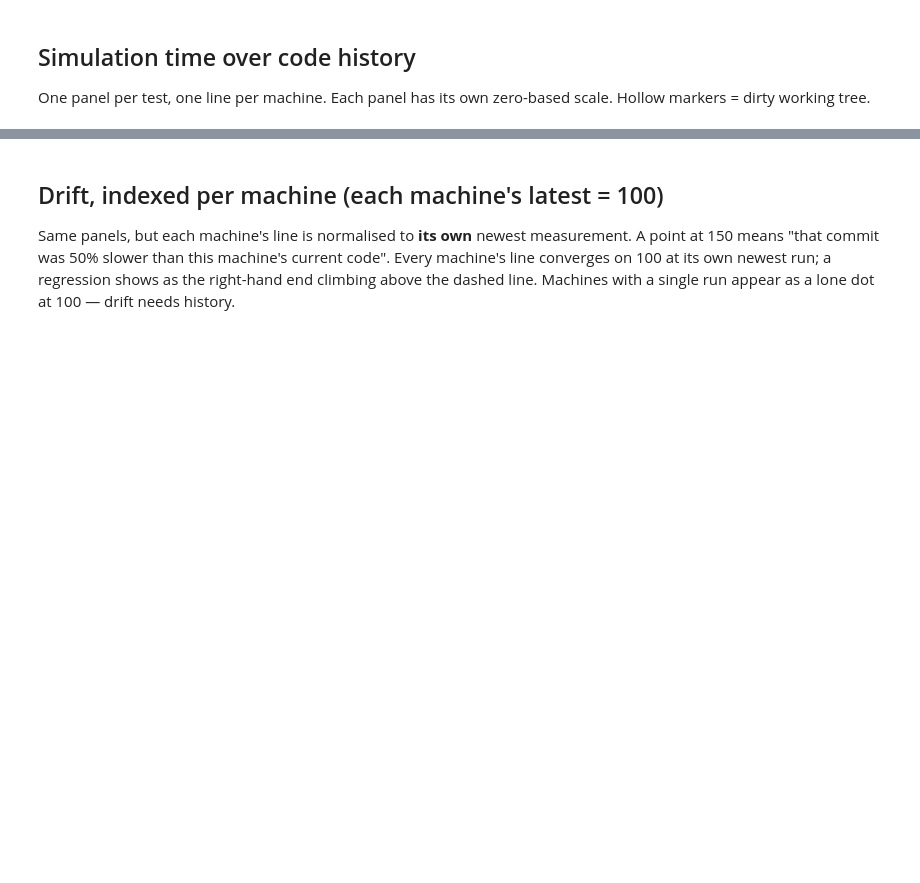
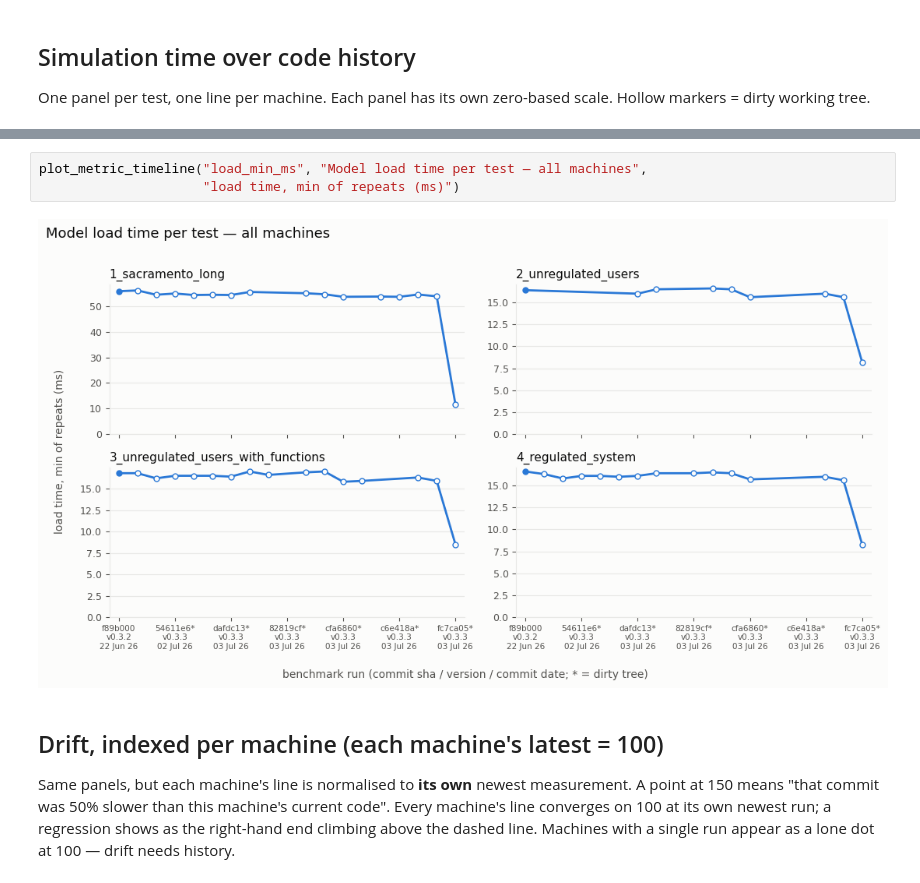
Before and after one commit to chasegan/Kalix, a Jupyter notebook: regression_tests/speed/speed_results_analysis.ipynb, the cells around one changed output, grey strips where cells are left out. Drawn from its saved outputs; the diff is of its cells as text; blank space fills up the shorter version.

```diff
--- a/regression_tests/speed/speed_results_analysis.ipynb
+++ b/regression_tests/speed/speed_results_analysis.ipynb
@@ -141,3 +152,8 @@ plt.show()
+# %%
+plot_metric_timeline("load_min_ms", "Model load time per test — all machines",
+                     "load time, min of repeats (ms)")
+# %% [output]
+[figure, added]
 # %% [markdown]
 ## Drift, indexed per machine (each machine's latest = 100)
 
```
Also changed, not shown: parts of 8 cells of this notebook.
